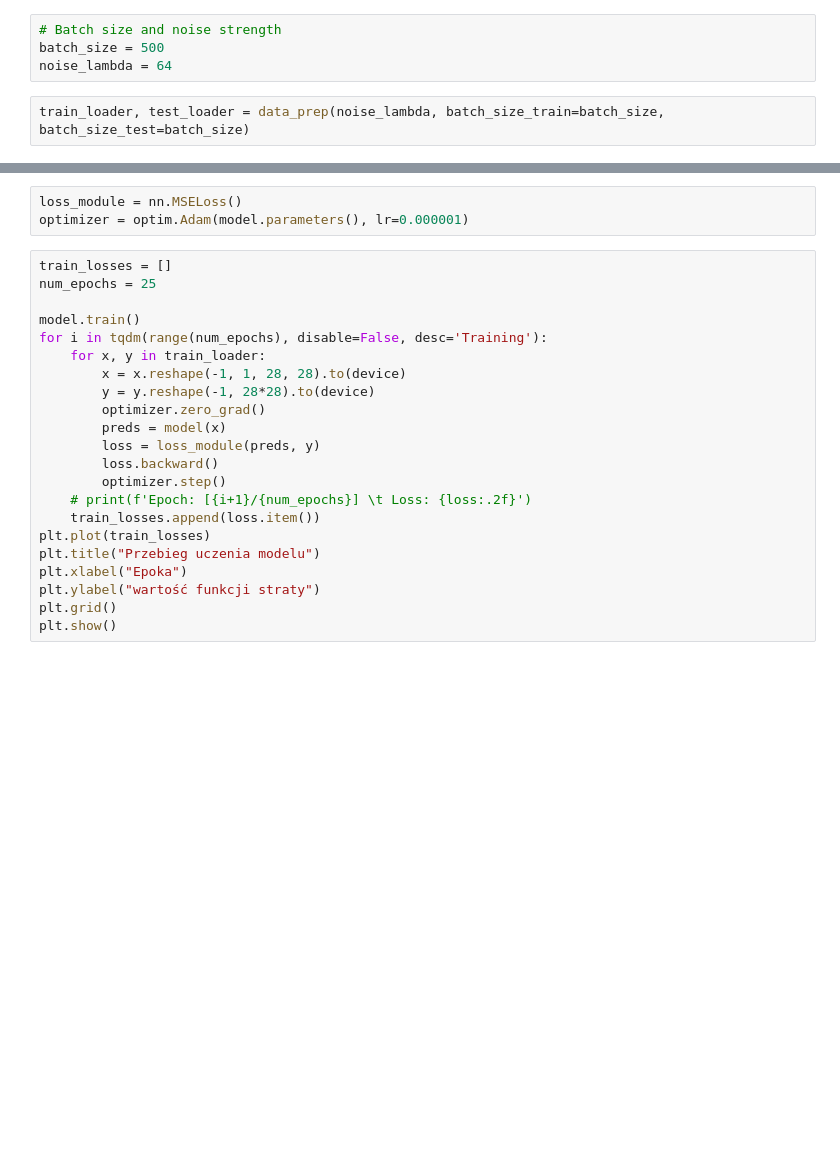
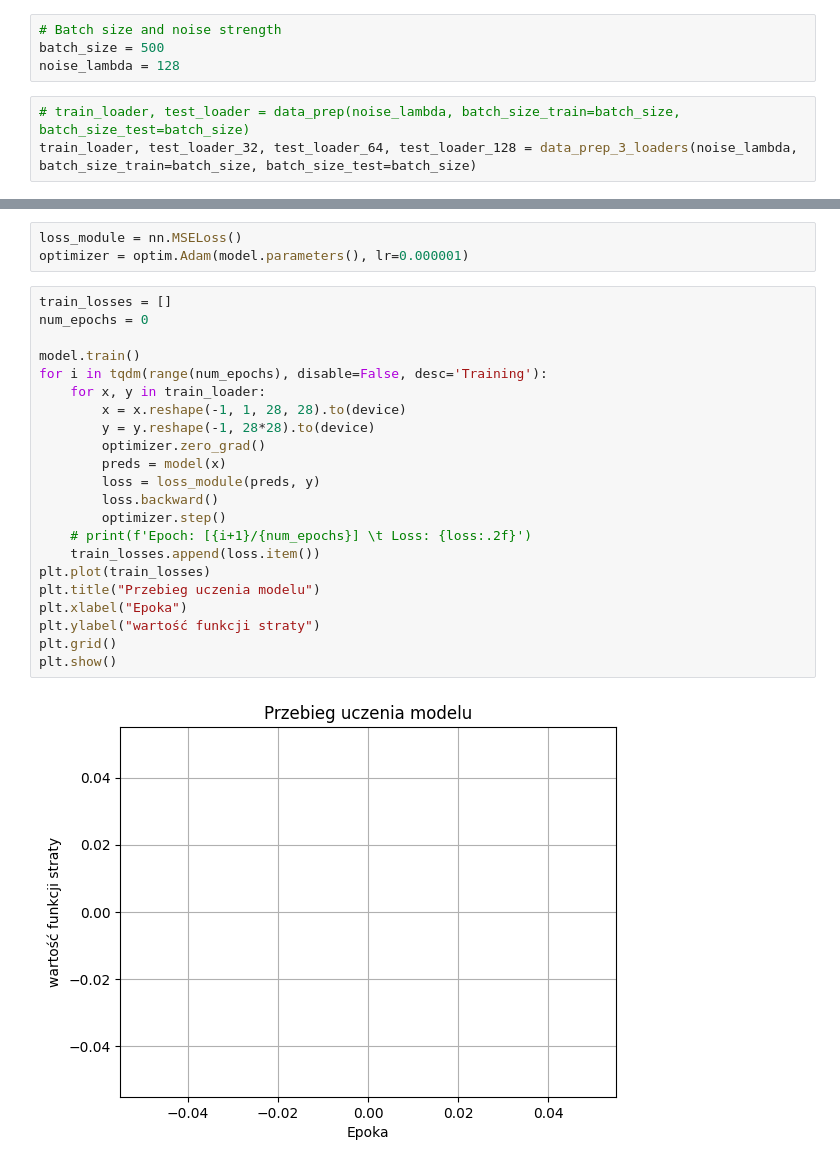
Before and after one commit to pochlebiacz/TRA, a Jupyter notebook: main.ipynb, the cells around one changed output, grey strips where cells are left out. Cells and saved outputs as stored; diff of their text form; blank space fills up the shorter version.

```diff
--- a/main.ipynb
+++ b/main.ipynb
@@ -15,6 +17,7 @@ print(device)
 # %%
 # Batch size and noise strength
 batch_size = 500
-noise_lambda = 64
+noise_lambda = 128
 # %%
-train_loader, test_loader = data_prep(noise_lambda, batch_size_train=batch_size, batch_size_test=batch_size)
+# train_loader, test_loader = data_prep(noise_lambda, batch_size_train=batch_size, batch_size_test=batch_size)
+train_loader, test_loader_32, test_loader_64, test_loader_128 = data_prep_3_loaders(noise_lambda, batch_size_train=batch_size, batch_size_test=batch_size)
@@ -43,23 +53,25 @@ loss_module = nn.MSELoss()
 optimizer = optim.Adam(model.parameters(), lr=0.000001)
 # %%
 train_losses = []
-num_epochs = 25
+num_epochs = 0
 
 model.train()
 for i in tqdm(range(num_epochs), disable=False, desc='Training'):
     for x, y in train_loader:
         x = x.reshape(-1, 1, 28, 28).to(device)
         y = y.reshape(-1, 28*28).to(device)
         optimizer.zero_grad()
         preds = model(x)
         loss = loss_module(preds, y)
         loss.backward()
         optimizer.step()
     # print(f'Epoch: [{i+1}/{num_epochs}] \t Loss: {loss:.2f}')
     train_losses.append(loss.item())
 plt.plot(train_losses)
 plt.title("Przebieg uczenia modelu")
 plt.xlabel("Epoka")
 plt.ylabel("wartość funkcji straty")
 plt.grid()
 plt.show()
+# %% [output]
+[figure, added]
```
Also changed, not shown: parts of 6 cells of this notebook, 2 other files.
